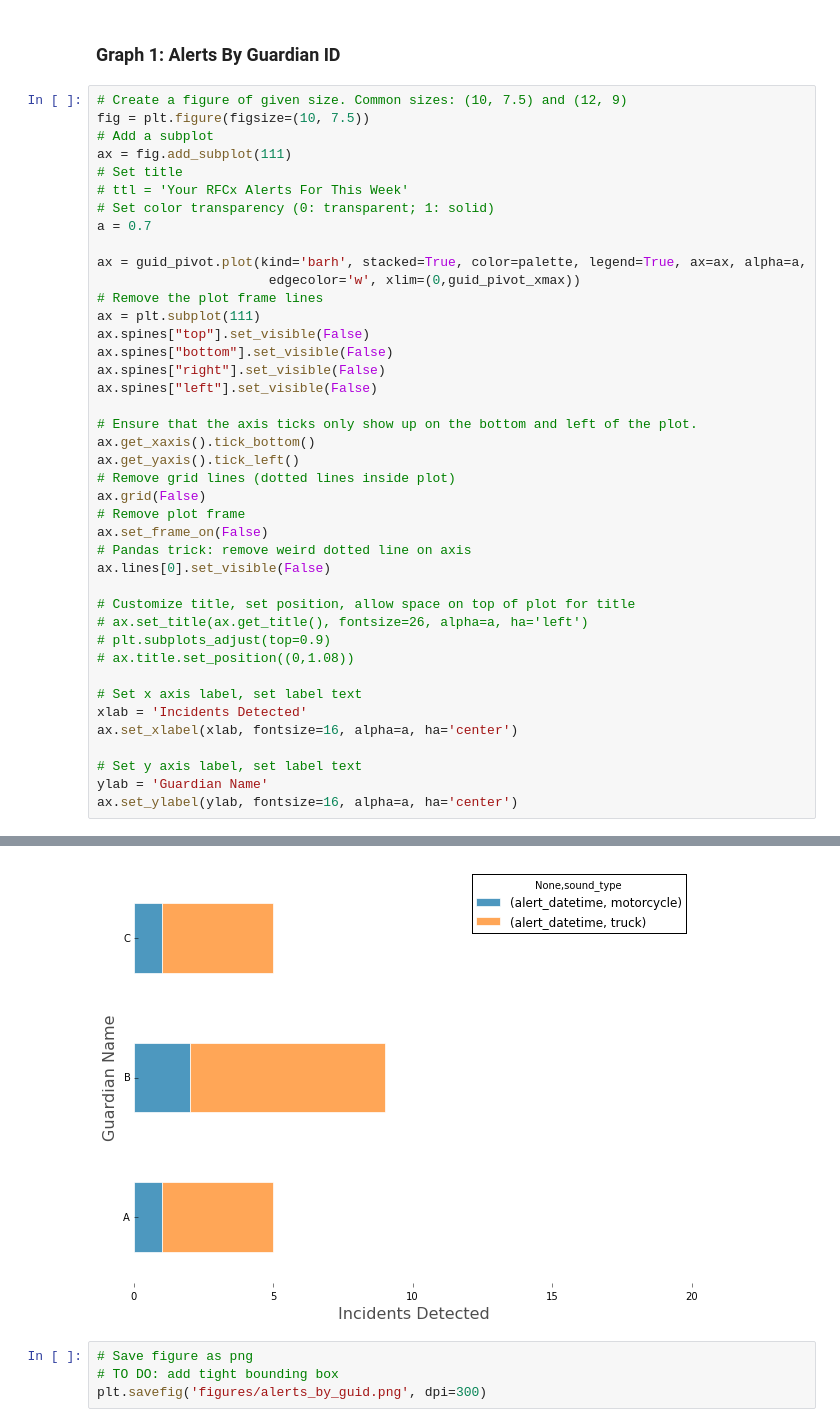
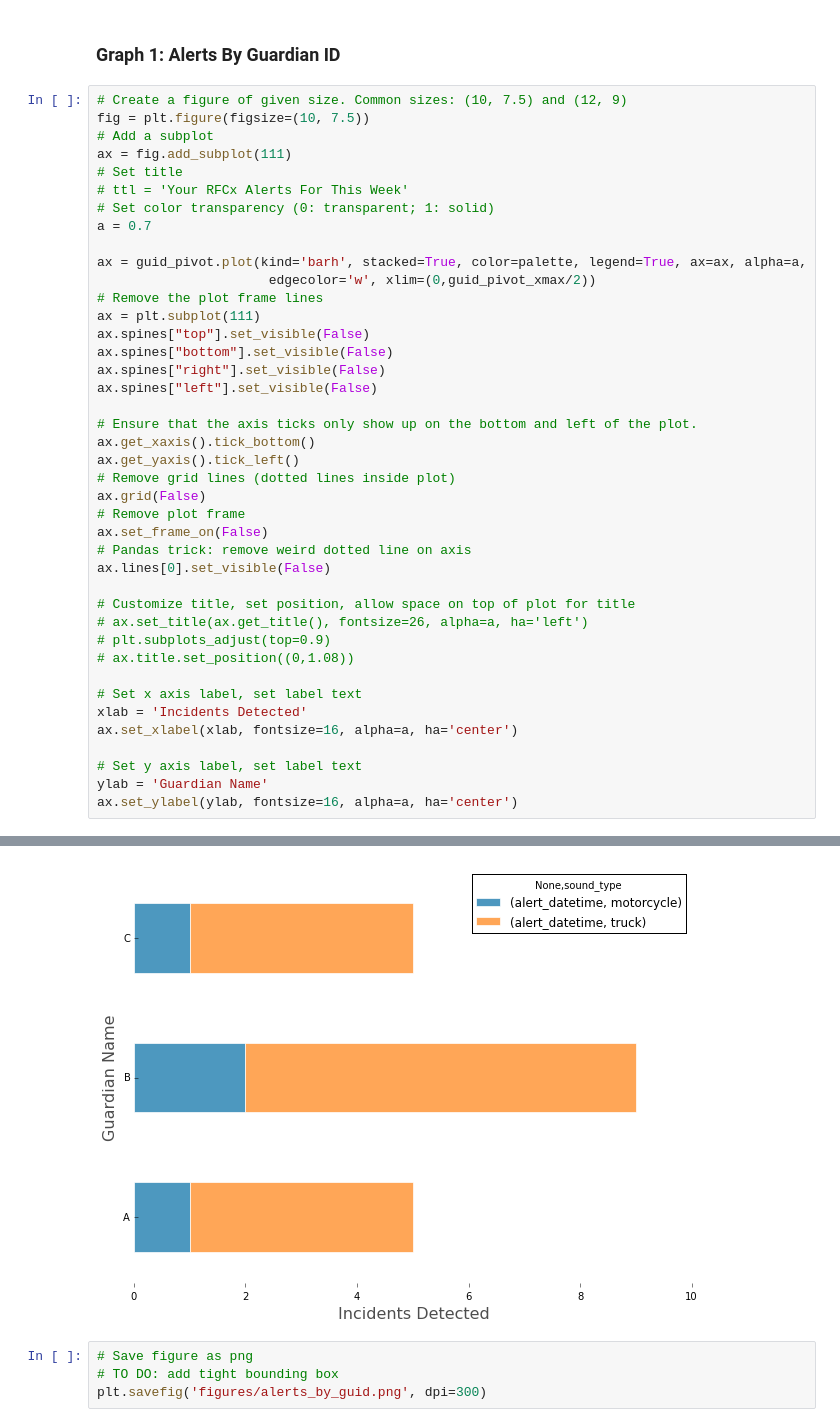
Before and after one commit to flygeneticist/rfcx-data-vizualization, a Jupyter notebook: RFCx-Alert-Graphs.ipynb, the cells around one changed output, grey strips where cells are left out. Cells and saved outputs as stored; diff of their text form.

```diff
--- a/RFCx-Alert-Graphs.ipynb
+++ b/RFCx-Alert-Graphs.ipynb
@@ -163,39 +163,39 @@ ax = fig.add_subplot(111)
 a = 0.7
 
 ax = guid_pivot.plot(kind='barh', stacked=True, color=palette, legend=True, ax=ax, alpha=a,
-                      edgecolor='w', xlim=(0,guid_pivot_xmax))
+                      edgecolor='w', xlim=(0,guid_pivot_xmax/2))
 # Remove the plot frame lines
 ax = plt.subplot(111)
 ax.spines["top"].set_visible(False)
 ax.spines["bottom"].set_visible(False)
 ax.spines["right"].set_visible(False)
 ax.spines["left"].set_visible(False)
 
 # Ensure that the axis ticks only show up on the bottom and left of the plot.
 ax.get_xaxis().tick_bottom()
 ax.get_yaxis().tick_left()
 # Remove grid lines (dotted lines inside plot)
 ax.grid(False)
 # Remove plot frame
 ax.set_frame_on(False)
 # Pandas trick: remove weird dotted line on axis
 ax.lines[0].set_visible(False)
 
 # Customize title, set position, allow space on top of plot for title
 # ax.set_title(ax.get_title(), fontsize=26, alpha=a, ha='left')
 # plt.subplots_adjust(top=0.9)
 # ax.title.set_position((0,1.08))
 
 # Set x axis label, set label text
 xlab = 'Incidents Detected'
 ax.set_xlabel(xlab, fontsize=16, alpha=a, ha='center')
 
 # Set y axis label, set label text
 ylab = 'Guardian Name'
 ax.set_ylabel(ylab, fontsize=16, alpha=a, ha='center')
 # %% [output]
 <matplotlib.text.Text at 0x...>
-[figure, old version]
+[figure, new version]
 # %%
 # Save figure as png
 # TO DO: add tight bounding box
```
Also changed, not shown: parts of 3 cells of this notebook.
